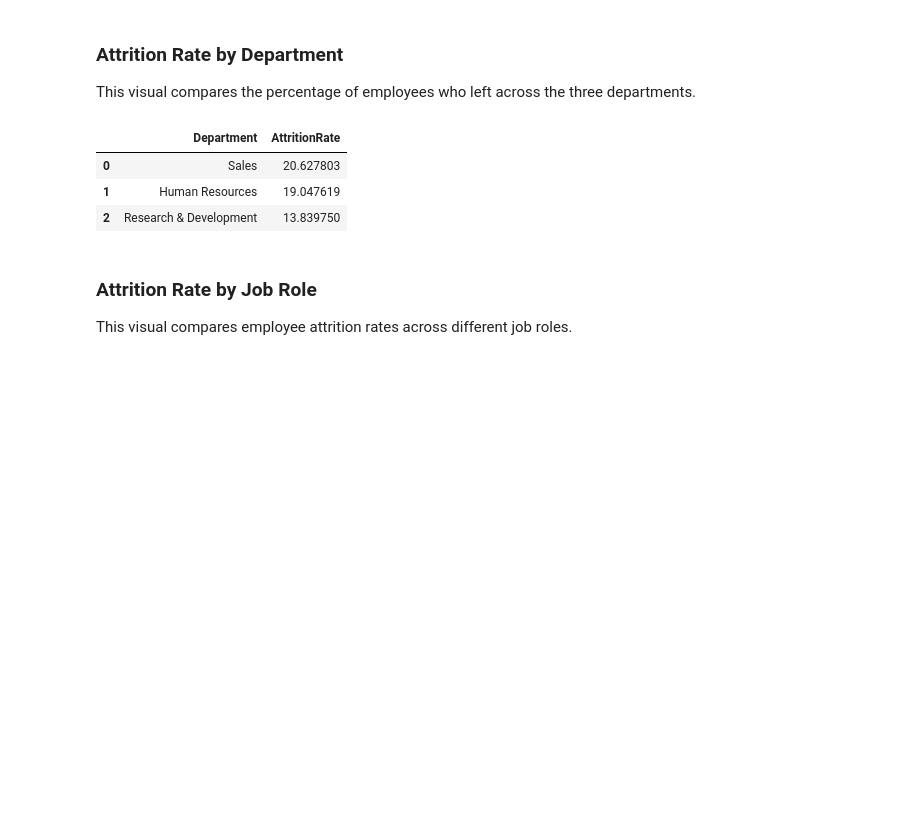
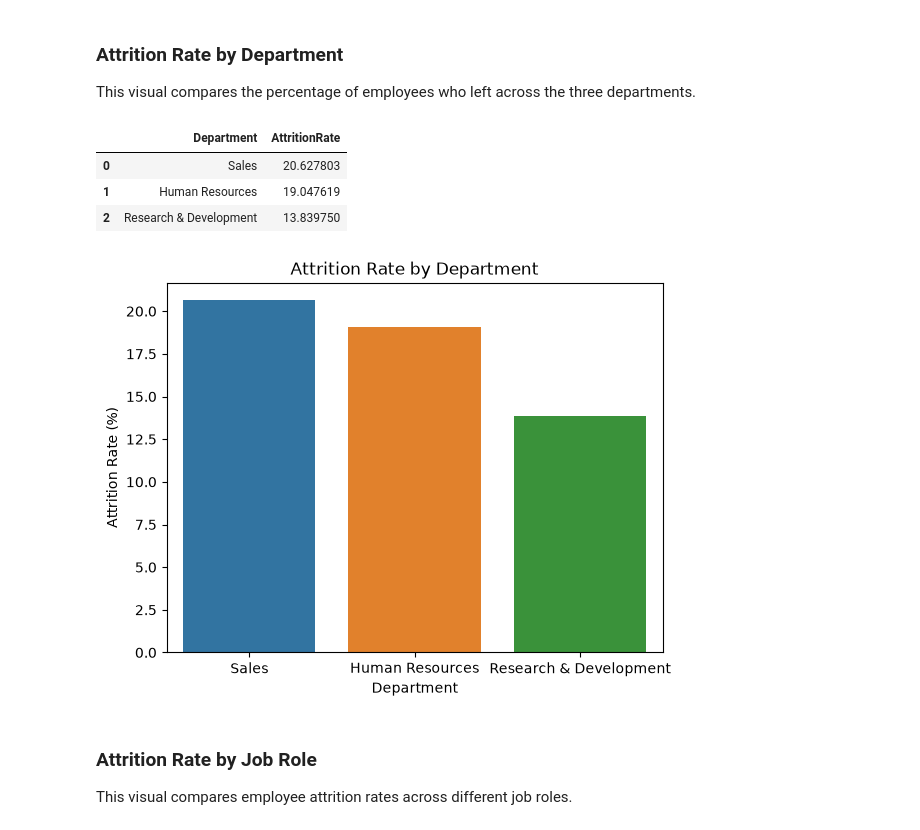
Before and after one commit to sepidehsomeh/employee-attrition-hackathon, a Jupyter notebook: jupyter_notebooks/03-Visualisation.ipynb, the cells around one changed output. Saved outputs shown, nothing was run; the diff lists cells and outputs as text; code cells hidden in the pictures; blank space fills up the shorter version.

```diff
--- a/jupyter_notebooks/03-Visualisation.ipynb
+++ b/jupyter_notebooks/03-Visualisation.ipynb
@@ -159,3 +150,17 @@ fig.show()
+# %%
+sns.barplot(
+    data=department_attrition,
+    x="Department",
+    y="AttritionRate",
+    hue="Department",
+    legend=False
+)
+
+plt.title("Attrition Rate by Department")
+plt.ylabel("Attrition Rate (%)")
+plt.show()
+# %% [output]
+[figure, added]
 # %% [markdown]
 ### Attrition Rate by Job Role
 
```
Also changed, not shown: parts of 16 cells of this notebook, 10 other files.
